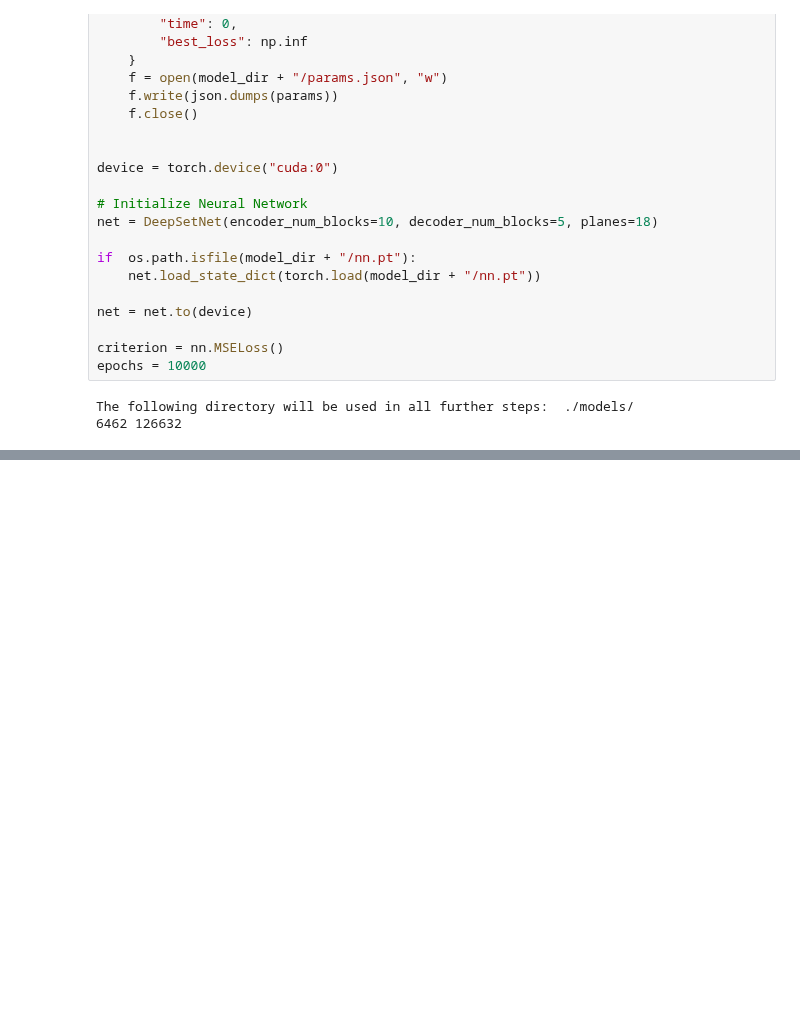
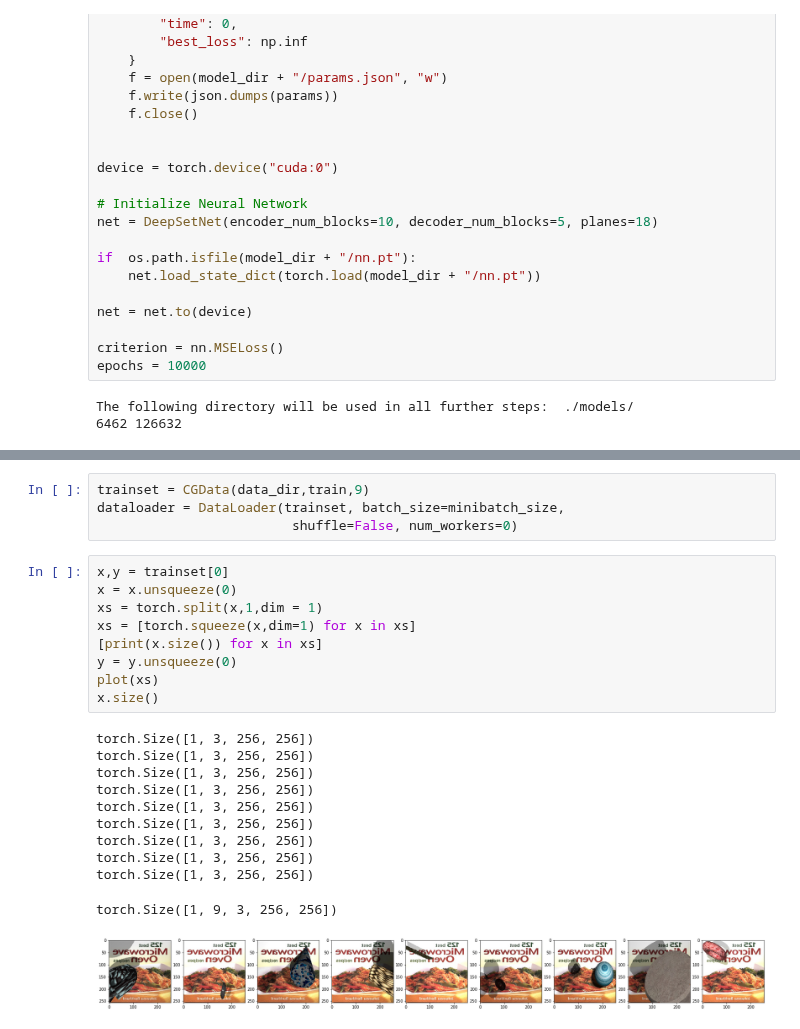
Before and after one commit to niika/DeepSets, a Jupyter notebook: DeepSet.ipynb, the cells around one changed output, grey strips where cells are left out. Cells and saved outputs as stored; diff of their text form; blank space fills up the shorter version.

```diff
--- a/DeepSet.ipynb
+++ b/DeepSet.ipynb
@@ -412,0 +392,25 @@ Sample size : 6          Training Error 0.064462
+# %%
+trainset = CGData(data_dir,train,9)
+dataloader = DataLoader(trainset, batch_size=minibatch_size,
+                         shuffle=False, num_workers=0)
+# %%
+x,y = trainset[0]
+x = x.unsqueeze(0)
+xs = torch.split(x,1,dim = 1)
+xs = [torch.squeeze(x,dim=1) for x in xs]
+[print(x.size()) for x in xs]
+y = y.unsqueeze(0)
+plot(xs)
+x.size()
+# %% [output]
+torch.Size([1, 3, 256, 256])
+torch.Size([1, 3, 256, 256])
+torch.Size([1, 3, 256, 256])
+torch.Size([1, 3, 256, 256])
+torch.Size([1, 3, 256, 256])
+torch.Size([1, 3, 256, 256])
+torch.Size([1, 3, 256, 256])
+torch.Size([1, 3, 256, 256])
+torch.Size([1, 3, 256, 256])
+torch.Size([1, 9, 3, 256, 256])
+[figure, added]
```
Also changed, not shown: parts of 2 cells of this notebook, 6 other files.
